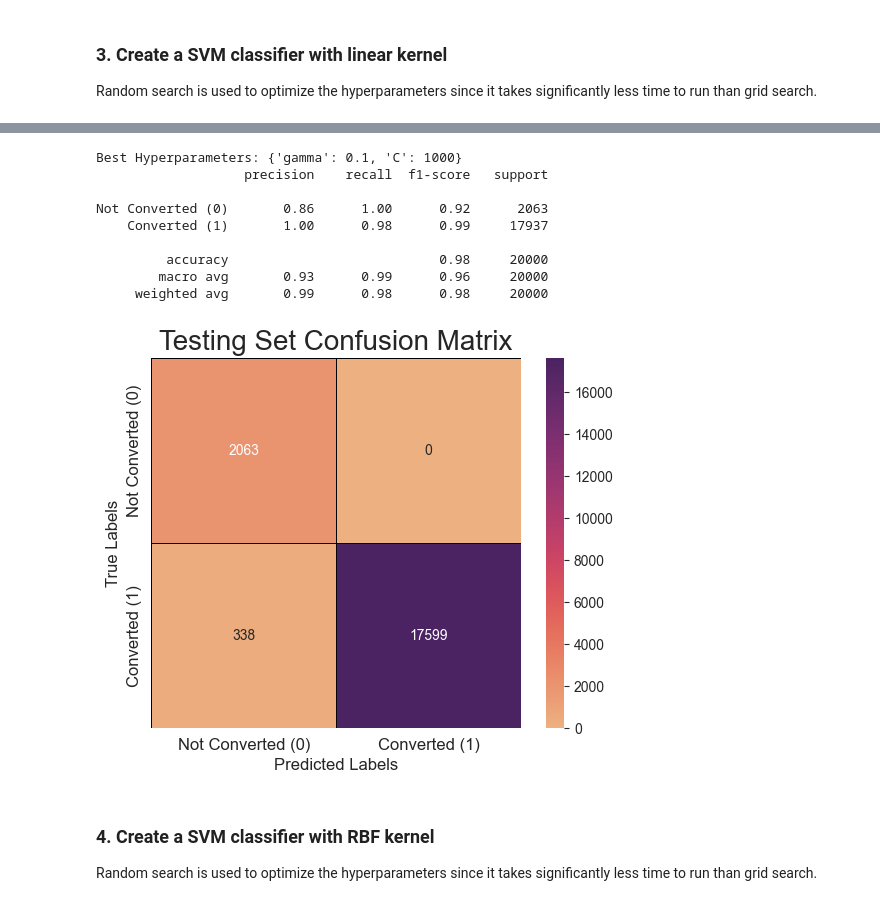
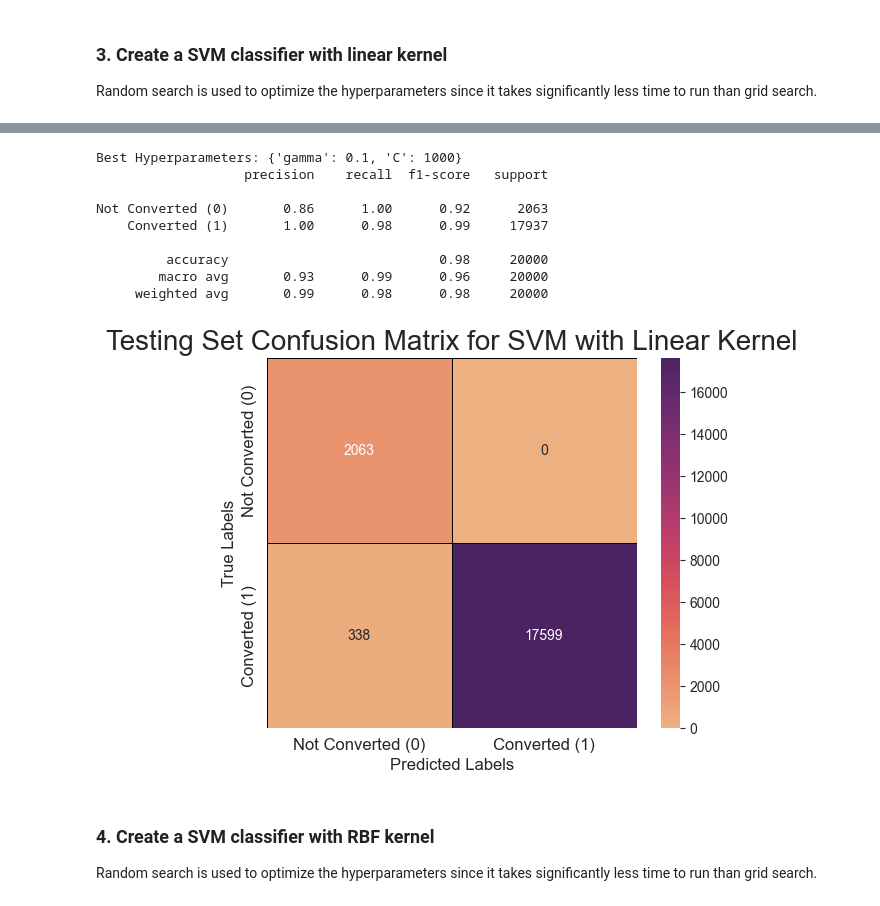
Before and after one commit to DanielDanyang/ECS171-Group10, a Jupyter notebook: svm.ipynb, the cells around one changed output, grey strips where cells are left out. Cells and saved outputs as stored; diff of their text form; code cells hidden in the pictures.

```diff
--- a/svm.ipynb
+++ b/svm.ipynb
@@ -106,34 +106,34 @@ Fitting 5 folds for each of 10 candidates, totalling 50 fits
 # %%
 # Display best hyperparameters
 print(f'Best Hyperparameters: {random_search.best_params_}')
 
 # Display metrics on the best linear model
 class_report = classification_report(y_test, y_pred, target_names=['Not Converted (0)', 'Converted (1)'])
 print(class_report)
 
 # Create confusion matrix for the testing set
 matrix_labels = ['Not Converted (0)', 'Converted (1)']
 matrix = confusion_matrix(y_test, y_pred)
 ax = plt.subplot()
 sns.heatmap(matrix, annot=True, fmt="g", ax=ax, cmap="flare",
             linewidths=0.5, linecolor="black", square=True)
-ax.set_title("Testing Set Confusion Matrix", fontsize=20)
+ax.set_title("Testing Set Confusion Matrix for SVM with Linear Kernel", fontsize=20)
 ax.set_xlabel("Predicted Labels", fontsize=12)
 ax.set_ylabel("True Labels", fontsize=12)
 ax.xaxis.set_ticklabels(matrix_labels, fontsize=12)
 ax.yaxis.set_ticklabels(matrix_labels, fontsize=12)
 plt.show()
 # %% [output]
 Best Hyperparameters: {'gamma': 0.1, 'C': 1000}
                    precision    recall  f1-score   support
 
 Not Converted (0)       0.86      1.00      0.92      2063
     Converted (1)       1.00      0.98      0.99     17937
 
          accuracy                           0.98     20000
         macro avg       0.93      0.99      0.96     20000
      weighted avg       0.99      0.98      0.98     20000
-[figure, old version]
+[figure, new version]
 # %% [markdown]
 ### 4. Create a SVM classifier with RBF kernel
 Random search is used to optimize the hyperparameters since it takes significantly less time to run than grid search.
```
Also changed, not shown: parts of 1 cell of this notebook.
